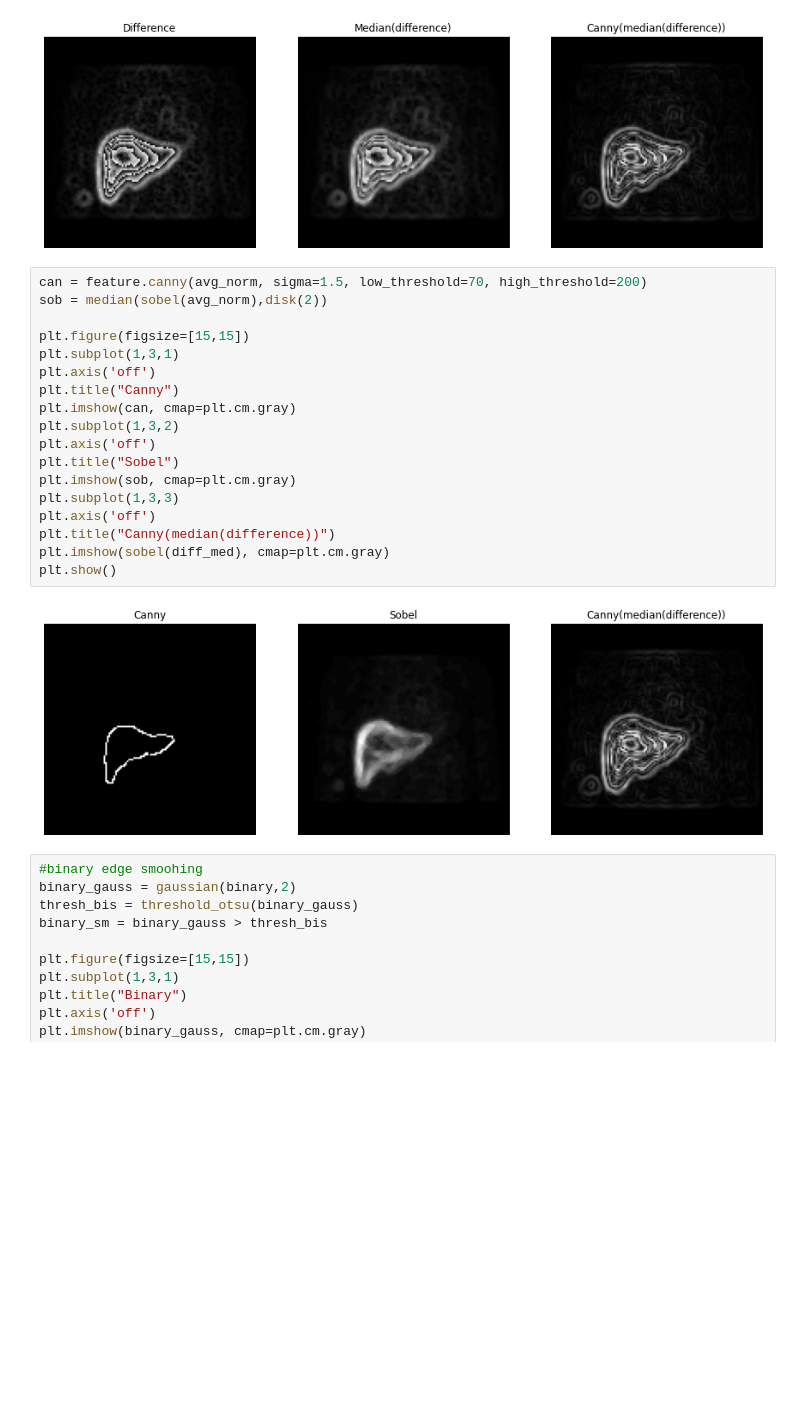
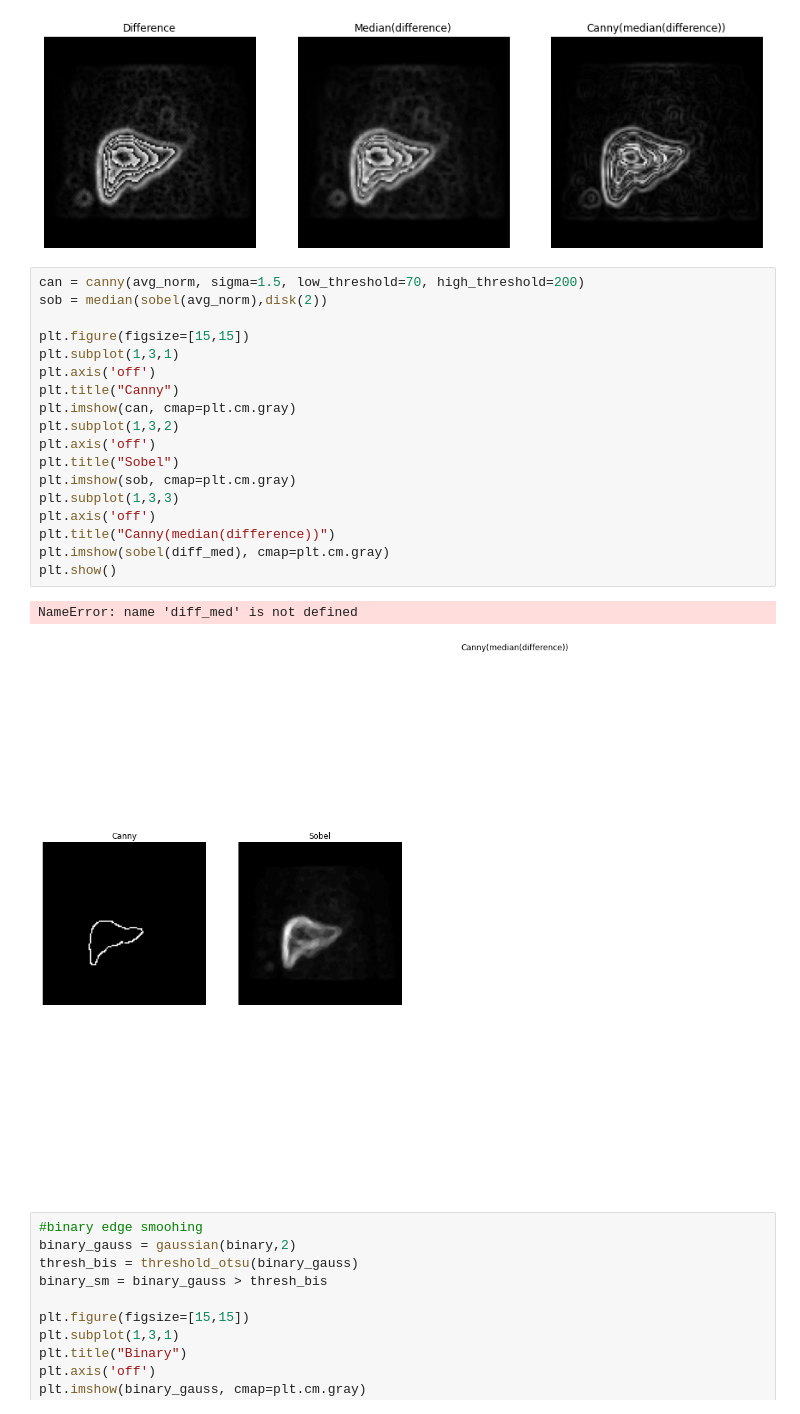
Before and after one commit to orenson/Master-thesis, a Jupyter notebook: Segmentation.ipynb, the cells around one changed output. Drawn from its saved outputs; the diff is of its cells as text; blank space fills up the shorter version.

```diff
--- a/Segmentation.ipynb
+++ b/Segmentation.ipynb
@@ -432,25 +432,26 @@ plt.show()
 # %% [output]
 [figure]
 # %%
-can = feature.canny(avg_norm, sigma=1.5, low_threshold=70, high_threshold=200)
+can = canny(avg_norm, sigma=1.5, low_threshold=70, high_threshold=200)
 sob = median(sobel(avg_norm),disk(2))
 
 plt.figure(figsize=[15,15])
 plt.subplot(1,3,1)
 plt.axis('off')
 plt.title("Canny")
 plt.imshow(can, cmap=plt.cm.gray)
 plt.subplot(1,3,2)
 plt.axis('off')
 plt.title("Sobel")
 plt.imshow(sob, cmap=plt.cm.gray)
 plt.subplot(1,3,3)
 plt.axis('off')
 plt.title("Canny(median(difference))")
 plt.imshow(sobel(diff_med), cmap=plt.cm.gray)
 plt.show()
 # %% [output]
+NameError: name 'diff_med' is not defined
-[figure, old version]
+[figure, new version]
 # %%
 #binary edge smoohing
 binary_gauss = gaussian(binary,2)
```
Also changed, not shown: parts of 10 cells of this notebook, 8 other files.
